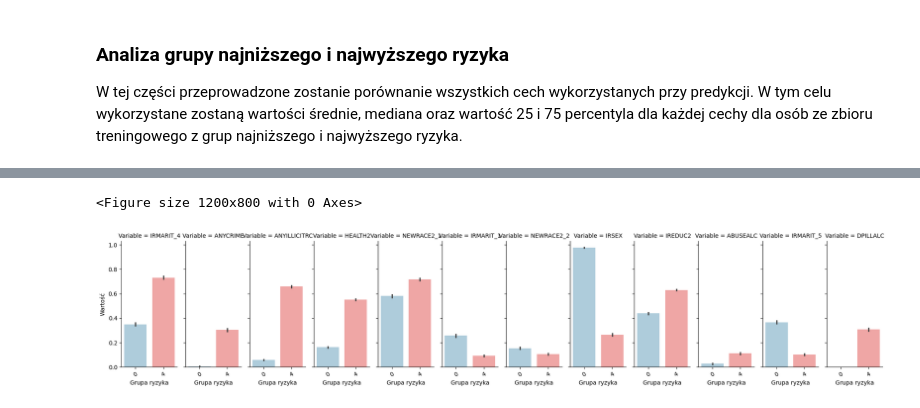
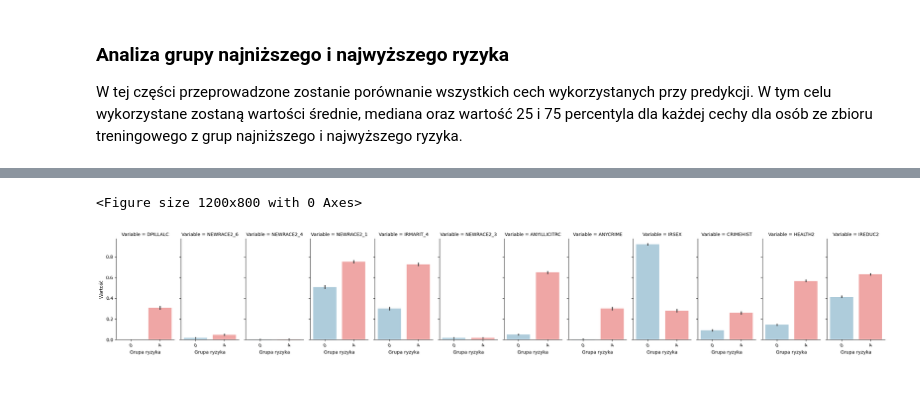
Before and after one commit to mmcza/Gender-Mental-Illness-and-Crime-in-the-United-States-Analysis, a Jupyter notebook: Mental-Illness-Analysis.ipynb, the cells around one changed output, grey strips where cells are left out. Saved outputs shown, nothing was run; the diff lists cells and outputs as text; code cells hidden in the pictures.

```diff
--- a/Mental-Illness-Analysis.ipynb
+++ b/Mental-Illness-Analysis.ipynb
@@ -979,6 +975,10 @@ for column_name in tqdm(corr_values.index, desc="Sprawdzenie czy kolumny są ist
             different = False
             break
 
+        if abs(corr_matrix.loc[selected_column, column_name]) > 0.5:
+            different = False
+            break
+
     if different:
         selected_columns.append(column_name)
 # %%
@@ -1448,32 +1449,32 @@ plt.show()
 # %%
 numeric_cols = list(columns_for_model.copy())
 
 melted_df = training_set.melt(
     id_vars=['Prediction_bin'],
     value_vars=numeric_cols,
     var_name='Variable',
     value_name='Value'
 )
 
 plt.figure(figsize=(12, 8))
 g = sns.catplot(
     data=melted_df,
     x='Prediction_bin',
     y='Value',
     hue='Prediction_bin',
     col='Variable',
     kind='bar',
     palette='Paired',
     height=4,
-    aspect=0.4,
+    aspect=0.5,
     order=[0, 4],
     legend=False
 )
 
 g.set_xticklabels(rotation=30)
 g.set_axis_labels("Grupa ryzyka", "Wartość")
 plt.tight_layout()
 plt.show()
 # %% [output]
 <Figure size 1200x800 with 0 Axes>
-[figure, old version]
+[figure, new version]
```
Also changed, not shown: parts of 32 cells of this notebook.
